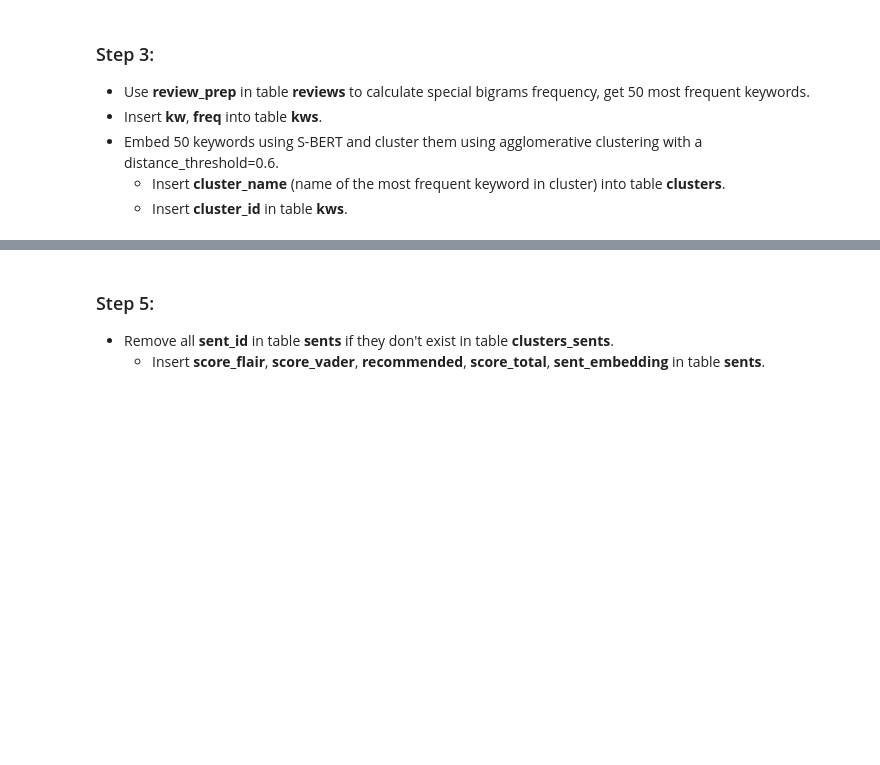
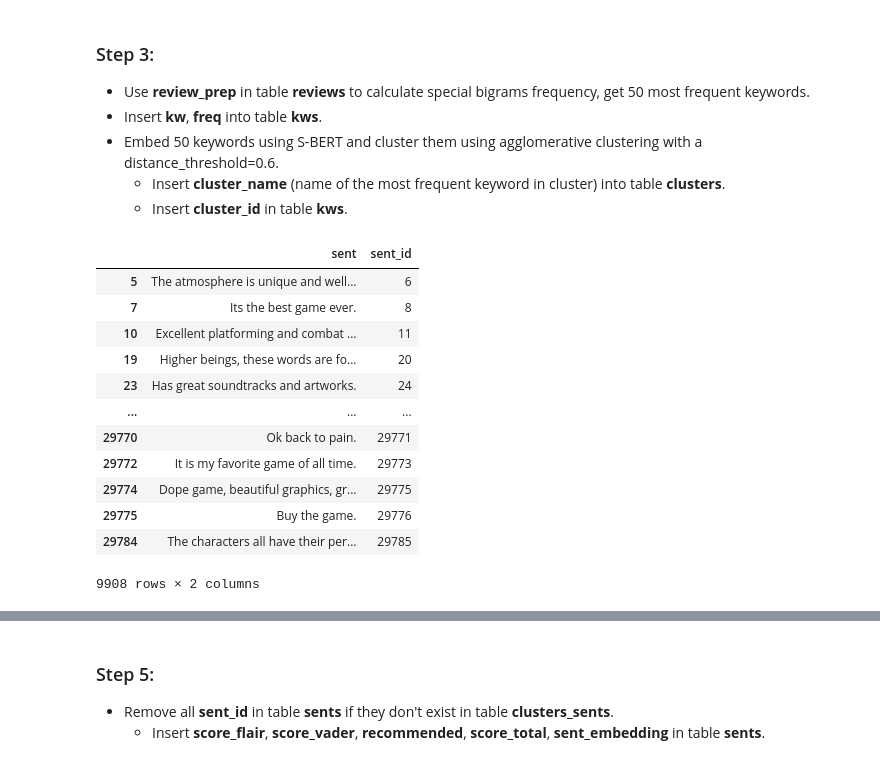
Before and after one commit to khanhhuy288/steam-insider, a Jupyter notebook: Pipeline for Gathering and Saving Data to SQLite.ipynb, the cells around one changed output, grey strips where cells are left out. Drawn from its saved outputs; the diff is of its cells as text; code cells hidden in the pictures; blank space fills up the shorter version.

```diff
--- a/Pipeline for Gathering and Saving Data to SQLite.ipynb
+++ b/Pipeline for Gathering and Saving Data to SQLite.ipynb
@@ -373,0 +466,12 @@ def tokenize_sent(text):
+# %%
+sents_list = []
+for review in reviews_cleaned:
+    sents = pd.Series(tokenize_sent(review)).map(remove_bullet_nums)\
+                                            .map(remove_leading_symbols)\
+                                            .map(uppercase_first)\
+                                            .map(add_missing_punct)\
+                                            .map(remove_multi_whitespaces)\
+
+    for sent in sents:
+        if get_text_length(sent) > 2 and sent.count('"') % 2 == 0 and sent.count('(') == sent.count(')'):
+            sents_list.append(sent)
@@ -409,4 +515,7 @@ def get_extra_stopwords(game_name):
         if token.pos_ not in {'PUNCT', 'NUM'}:
             stopwords.add(token.text.lower())
     return stopwords
+# %%
+def get_text_length(text):
+    return len(set(text.split(' ')))
 # %%
@@ -484,5 +586,7 @@ with conn:
 # %%
 df_sents = pd.read_sql_query("""SELECT sent, sent_id, game_id
                     FROM sents JOIN reviews USING(review_id) JOIN games USING(game_id);""", conn)
+# %%
+game_id = 2
 # %%
-df_sents = df_sent_prep[df_sent_prep['game_id'] == 1][['sent', 'sent_id']]
+df_sents = df_sents[df_sents['game_id'] == game_id][['sent', 'sent_id']]
@@ -492,3 +593,19 @@ for sent in sents_10:
+# %%
+df_sents
+# %% [output]
+|  | sent | sent_id |
+| 5 | The atmosphere is unique and well... | 6 |
+| 7 | Its the best game ever. | 8 |
+| 10 | Excellent platforming and combat ... | 11 |
+| 19 | Higher beings, these words are fo... | 20 |
+| 23 | Has great soundtracks and artworks. | 24 |
+| ... | ... | ... |
+| 29770 | Ok back to pain. | 29771 |
+| 29772 | It is my favorite game of all time. | 29773 |
+| 29774 | Dope game, beautiful graphics, gr... | 29775 |
+| 29775 | Buy the game. | 29776 |
+| 29784 | The characters all have their per... | 29785 |
+9908 rows × 2 columns
 # %%
 def get_tokens_index_dict(string):
     index_dict = {}
```
Also changed, not shown: parts of 105 cells of this notebook.
